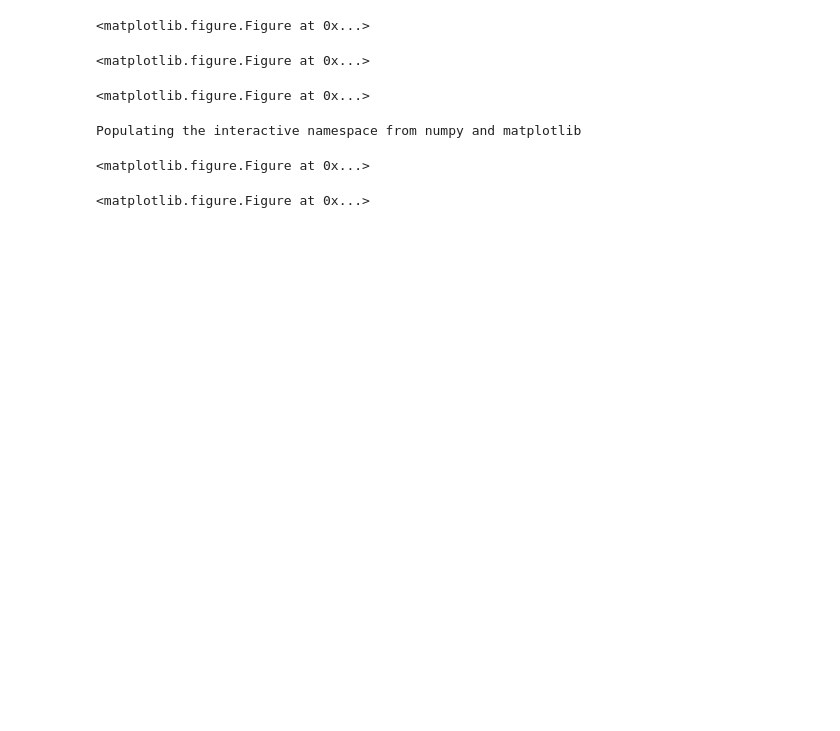
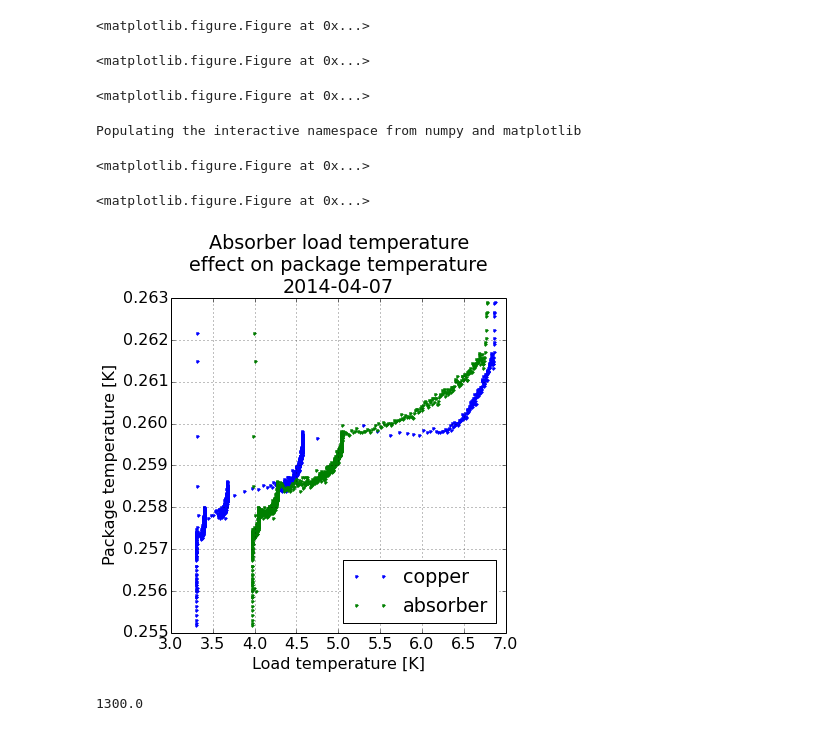
Before and after one commit to gitj/notebooks, a Jupyter notebook: 2014-03-24-load-response.ipynb, the cells around one changed output. Cells and saved outputs as stored; diff of their text form; code cells hidden in the pictures; blank space fills up the shorter version.

```diff
--- a/2014-03-24-load-response.ipynb
+++ b/2014-03-24-load-response.ipynb
@@ -84,0 +89,17 @@ display(gcf())
+# %%
+figure(figsize=(6,6))
+msk = (d[:,-4] < 0.263) & (d[:,-4] >0.255)
+plot(d[msk,2],d[msk,-4],'.',label='copper')
+plot(d[msk,1],d[msk,-4],'.',label='absorber')
+legend(loc='lower right')
+xlabel('Load temperature [K]')
+ylabel('Package temperature [K]')
+title('Absorber load temperature\neffect on package temperature\n2014-04-07')
+grid()
+savefig('/home/gjones/2014-04-07-package-temp-vs-load-temp.png',bbox_inches='tight')
+# %% [output]
+[figure, added]
+# %%
+1e-5*130e6
+# %% [output]
+1300.0
```
Also changed, not shown: parts of 8 cells of this notebook, 10 other files.
